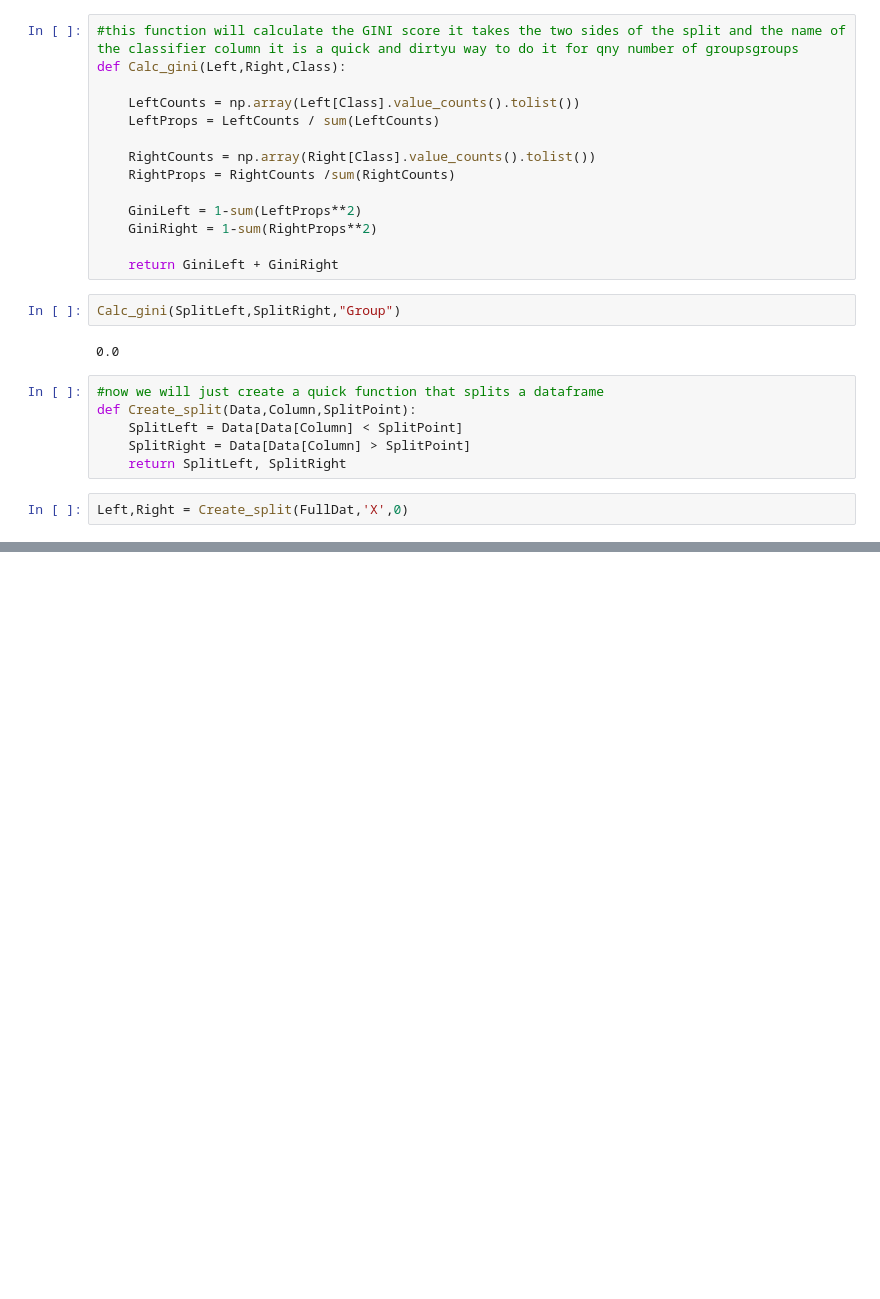
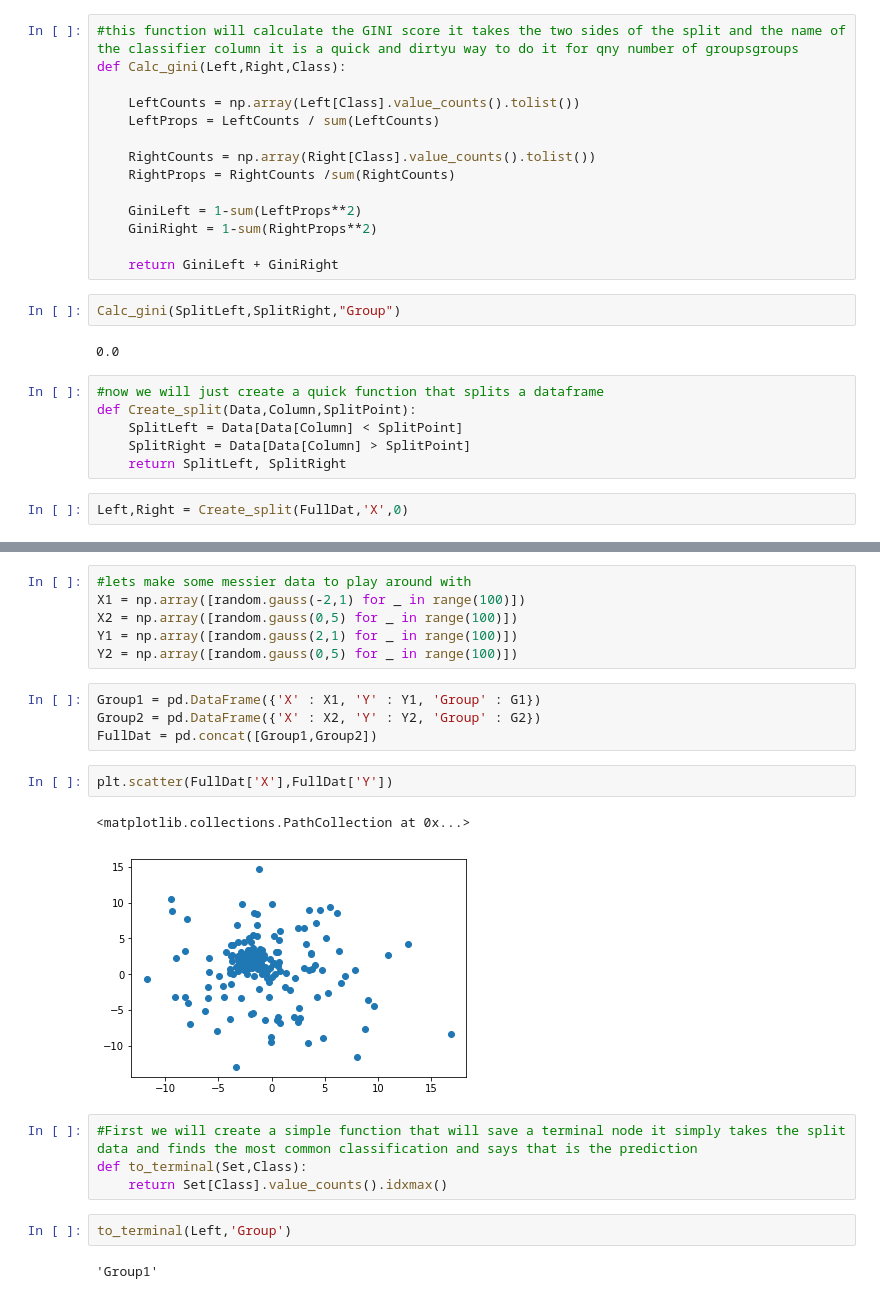
Before and after one commit to JF717/AI-and-the-Environment, a Jupyter notebook: Practicals/Practical 2 Decision Trees.ipynb, the cells around one changed output, grey strips where cells are left out. Cells and saved outputs as stored; diff of their text form; blank space fills up the shorter version.

```diff
--- a/Practicals/Practical 2 Decision Trees.ipynb
+++ b/Practicals/Practical 2 Decision Trees.ipynb
@@ -198,0 +213,23 @@ Right so we have built a function that given input data will find the best split
+# %%
+#lets make some messier data to play around with
+X1 = np.array([random.gauss(-2,1) for _ in range(100)])
+X2 = np.array([random.gauss(0,5) for _ in range(100)])
+Y1 = np.array([random.gauss(2,1) for _ in range(100)])
+Y2 = np.array([random.gauss(0,5) for _ in range(100)])
+# %%
+Group1 = pd.DataFrame({'X' : X1, 'Y' : Y1, 'Group' : G1})
+Group2 = pd.DataFrame({'X' : X2, 'Y' : Y2, 'Group' : G2})
+FullDat = pd.concat([Group1,Group2])
+# %%
+plt.scatter(FullDat['X'],FullDat['Y'])
+# %% [output]
+<matplotlib.collections.PathCollection at 0x...>
+[figure, added]
+# %%
+#First we will create a simple function that will save a terminal node it simply takes the split data and finds the most common classification and says that is the prediction
+def to_terminal(Set,Class):
+	return Set[Class].value_counts().idxmax()
+# %%
+to_terminal(Left,'Group')
+# %% [output]
+'Group1'
```
Also changed, not shown: parts of 27 cells of this notebook.
